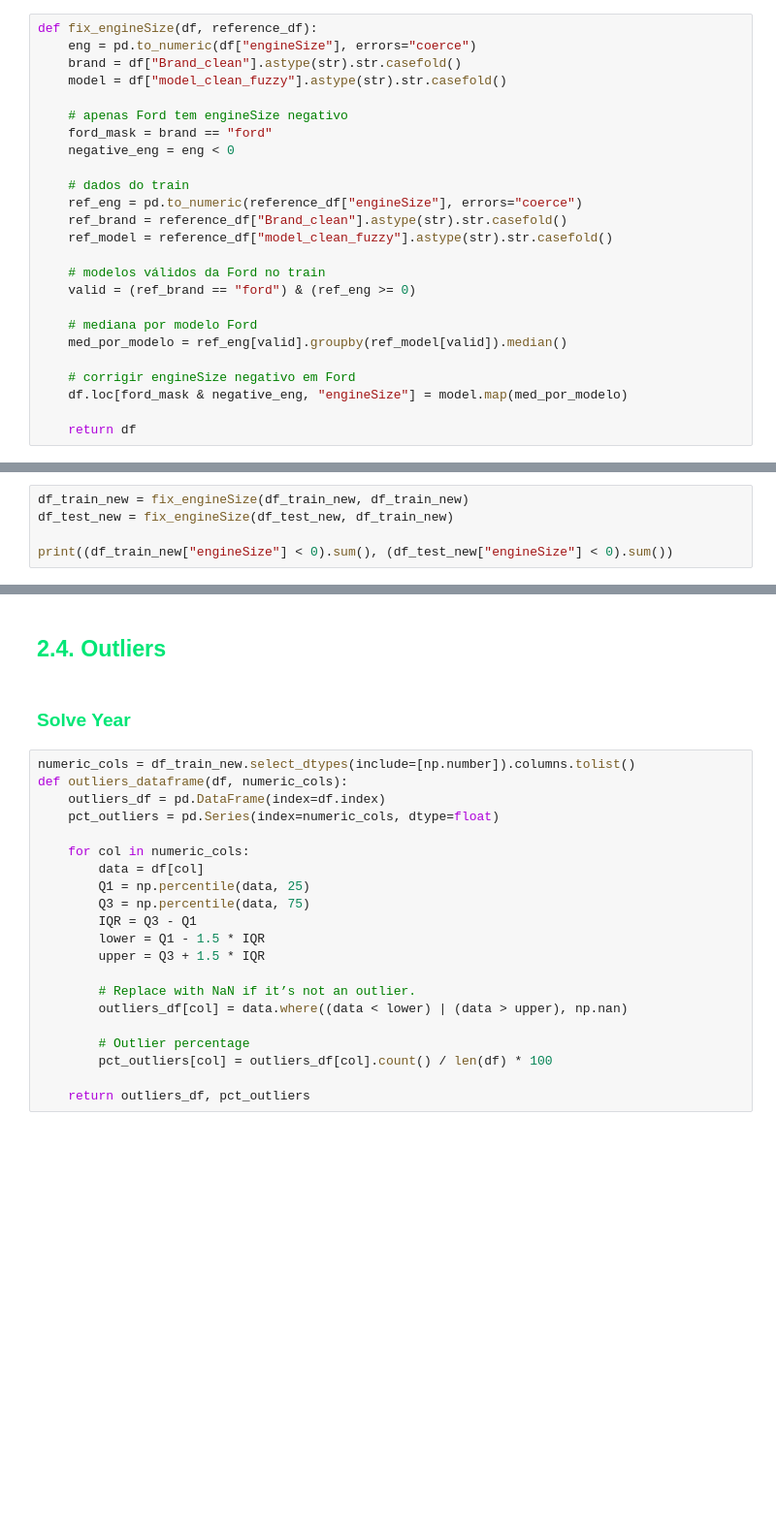
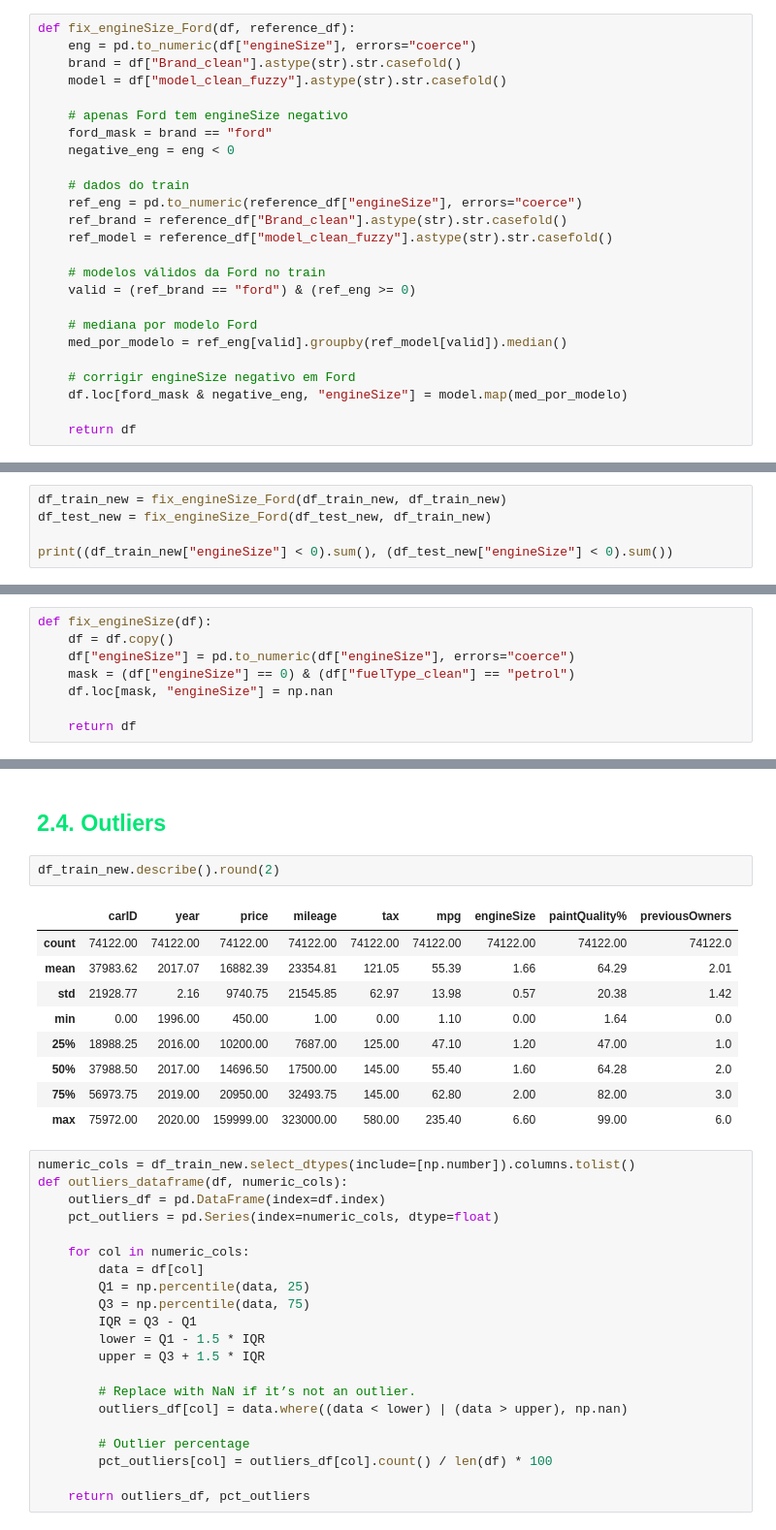
Before and after one commit to Danirib11221/MachineLearning39, a Jupyter notebook: MachineLearningProject.ipynb, the cells around one changed output, grey strips where cells are left out. Shown at 97% size. Drawn from its saved outputs; the diff is of its cells as text; blank space fills up the shorter version.

```diff
--- a/MachineLearningProject.ipynb
+++ b/MachineLearningProject.ipynb
@@ -1077,5 +1077,5 @@ print((df_train_new["tax"] < 0).sum(), (df_train_new["previousOwners"] < 0).sum(
 # %%
-def fix_engineSize(df, reference_df):
+def fix_engineSize_Ford(df, reference_df):
     eng = pd.to_numeric(df["engineSize"], errors="coerce")
     brand = df["Brand_clean"].astype(str).str.casefold()
     model = df["model_clean_fuzzy"].astype(str).str.casefold()
@@ -1109,8 +1109,8 @@ df_train_new["model_clean_fuzzy"] = df_train_new["model_clean_fuzzy"].str.strip(
 df_test_new["model_clean_fuzzy"] = df_test_new["model_clean_fuzzy"].str.strip()
 df_train_new.loc[df_train_new["model_clean_fuzzy"].isin(["fiesta", "focus",]), "Brand_clean"] = "Ford"
 # %%
-df_train_new = fix_engineSize(df_train_new, df_train_new)
-df_test_new = fix_engineSize(df_test_new, df_train_new)
+df_train_new = fix_engineSize_Ford(df_train_new, df_train_new)
+df_test_new = fix_engineSize_Ford(df_test_new, df_train_new)
 
 print((df_train_new["engineSize"] < 0).sum(), (df_test_new["engineSize"] < 0).sum())
 # %% [output]
@@ -1125,3 +1125,11 @@ Index: []
 Empty DataFrame
 Columns: [Brand_clean, model_clean_fuzzy]
 Index: []
+# %%
+def fix_engineSize(df):
+    df = df.copy()
+    df["engineSize"] = pd.to_numeric(df["engineSize"], errors="coerce")
+    mask = (df["engineSize"] == 0) & (df["fuelType_clean"] == "petrol")
+    df.loc[mask, "engineSize"] = np.nan
+
+    return df
@@ -1936,8 +1947,18 @@ model_clean_fuzzy     0
 dtype: int64
 # %% [markdown]
 <h2 style="color: #00E676;"> 2.4. Outliers</h2>
-# %% [markdown]
-<h3 style="color: #00E676;">Solve Year</h3>
+# %%
+df_train_new.describe().round(2)
+# %% [output]
+|  | carID | year | price | mileage | tax | mpg | engineSize | paintQuality% | previousOwners |
+| count | 74122.00 | 74122.00 | 74122.00 | 74122.00 | 74122.00 | 74122.00 | 74122.00 | 74122.00 | 74122.0 |
+| mean | 37983.62 | 2017.07 | 16882.39 | 23354.81 | 121.05 | 55.39 | 1.66 | 64.29 | 2.01 |
+| std | 21928.77 | 2.16 | 9740.75 | 21545.85 | 62.97 | 13.98 | 0.57 | 20.38 | 1.42 |
+| min | 0.00 | 1996.00 | 450.00 | 1.00 | 0.00 | 1.10 | 0.00 | 1.64 | 0.0 |
+| 25% | 18988.25 | 2016.00 | 10200.00 | 7687.00 | 125.00 | 47.10 | 1.20 | 47.00 | 1.0 |
+| 50% | 37988.50 | 2017.00 | 14696.50 | 17500.00 | 145.00 | 55.40 | 1.60 | 64.28 | 2.0 |
+| 75% | 56973.75 | 2019.00 | 20950.00 | 32493.75 | 145.00 | 62.80 | 2.00 | 82.00 | 3.0 |
+| max | 75972.00 | 2020.00 | 159999.00 | 323000.00 | 580.00 | 235.40 | 6.60 | 99.00 | 6.0 |
 # %%
 numeric_cols = df_train_new.select_dtypes(include=[np.number]).columns.tolist()
 def outliers_dataframe(df, numeric_cols):
```
Also changed, not shown: parts of 30 cells of this notebook.
